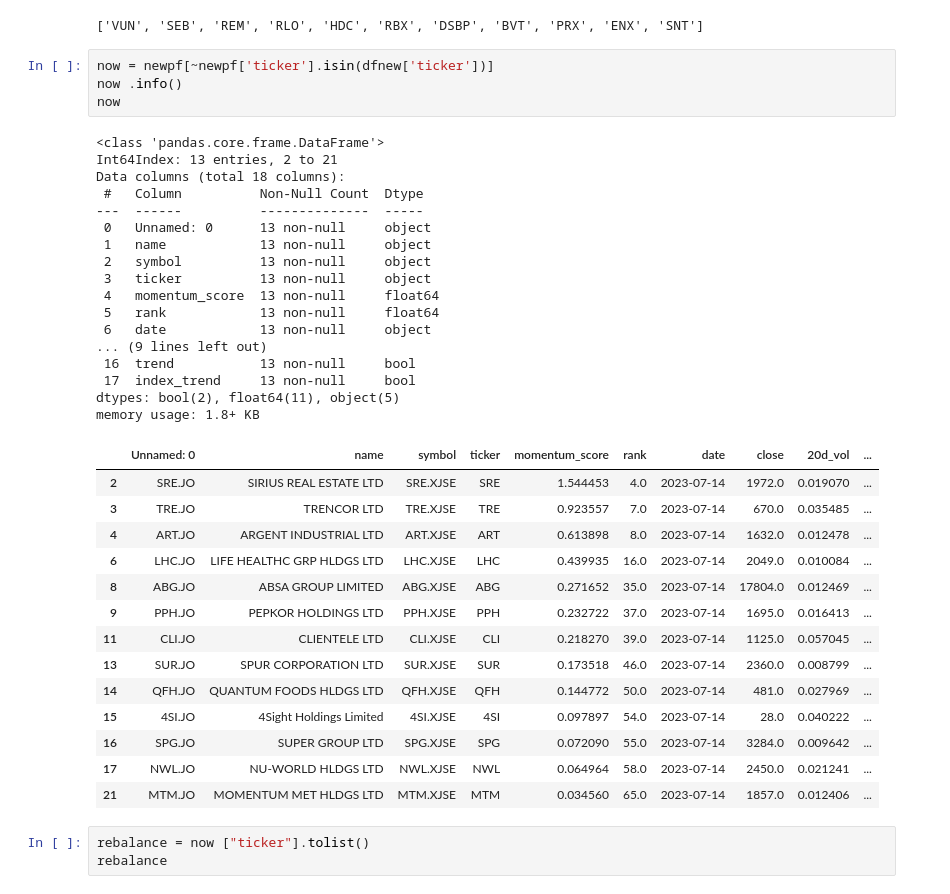
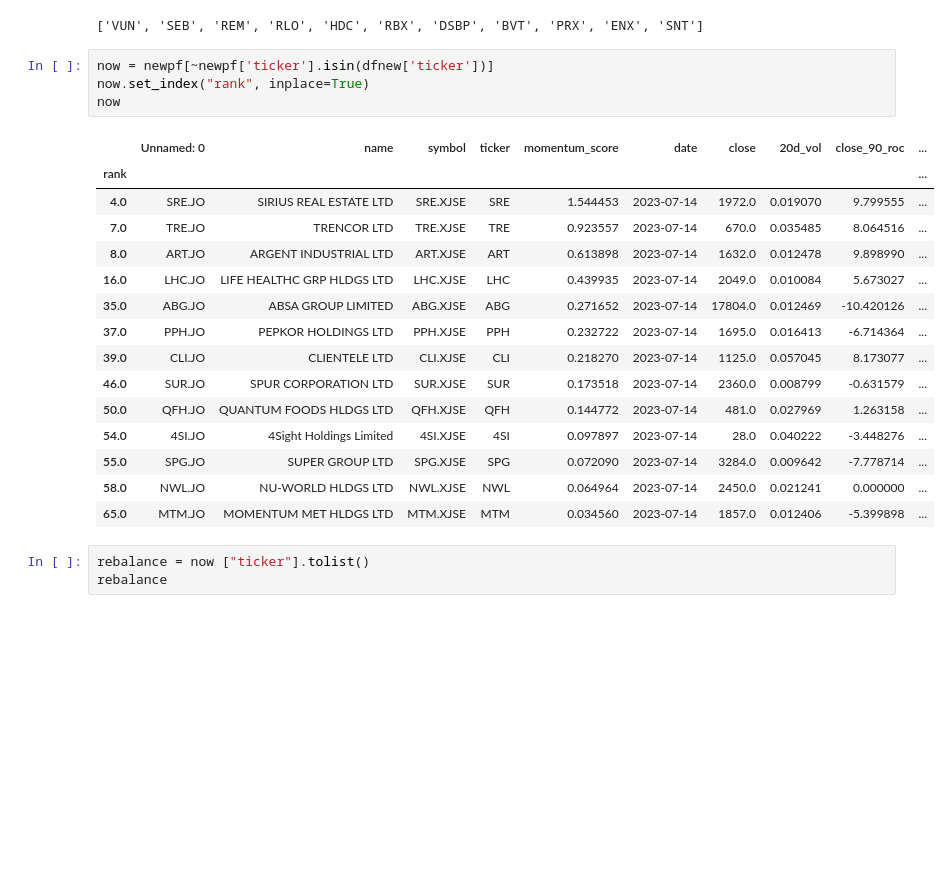
Before and after one commit to helmieresearch/helmieresearch, a Jupyter notebook: Momentum_Ranking_Model.ipynb, the cells around one changed output. Saved outputs shown, nothing was run; the diff lists cells and outputs as text; blank space fills up the shorter version.

```diff
--- a/Momentum_Ranking_Model.ipynb
+++ b/Momentum_Ranking_Model.ipynb
@@ -728,40 +728,24 @@ remove
 ['VUN', 'SEB', 'REM', 'RLO', 'HDC', 'RBX', 'DSBP', 'BVT', 'PRX', 'ENX', 'SNT']
 # %%
 now = newpf[~newpf['ticker'].isin(dfnew['ticker'])]
-now .info()
+now.set_index("rank", inplace=True)
 now
 # %% [output]
-<class 'pandas.core.frame.DataFrame'>
-Int64Index: 13 entries, 2 to 21
-Data columns (total 18 columns):
- #   Column          Non-Null Count  Dtype
----  ------          --------------  -----
- 0   Unnamed: 0      13 non-null     object
- 1   name            13 non-null     object
- 2   symbol          13 non-null     object
- 3   ticker          13 non-null     object
- 4   momentum_score  13 non-null     float64
- 5   rank            13 non-null     float64
- 6   date            13 non-null     object
-... (9 lines left out)
- 16  trend           13 non-null     bool
- 17  index_trend     13 non-null     bool
-dtypes: bool(2), float64(11), object(5)
-memory usage: 1.8+ KB
-|  | Unnamed: 0 | name | symbol | ticker | momentum_score | rank | date | close | 20d_vol | ... |
-| 2 | SRE.JO | SIRIUS REAL ESTATE LTD | SRE.XJSE | SRE | 1.544453 | 4.0 | 2023-07-14 | 1972.0 | 0.019070 | ... |
-| 3 | TRE.JO | TRENCOR LTD | TRE.XJSE | TRE | 0.923557 | 7.0 | 2023-07-14 | 670.0 | 0.035485 | ... |
-| 4 | ART.JO | ARGENT INDUSTRIAL LTD | ART.XJSE | ART | 0.613898 | 8.0 | 2023-07-14 | 1632.0 | 0.012478 | ... |
-| 6 | LHC.JO | LIFE HEALTHC GRP HLDGS LTD | LHC.XJSE | LHC | 0.439935 | 16.0 | 2023-07-14 | 2049.0 | 0.010084 | ... |
-| 8 | ABG.JO | ABSA GROUP LIMITED | ABG.XJSE | ABG | 0.271652 | 35.0 | 2023-07-14 | 17804.0 | 0.012469 | ... |
-| 9 | PPH.JO | PEPKOR HOLDINGS LTD | PPH.XJSE | PPH | 0.232722 | 37.0 | 2023-07-14 | 1695.0 | 0.016413 | ... |
-| 11 | CLI.JO | CLIENTELE LTD | CLI.XJSE | CLI | 0.218270 | 39.0 | 2023-07-14 | 1125.0 | 0.057045 | ... |
-| 13 | SUR.JO | SPUR CORPORATION LTD | SUR.XJSE | SUR | 0.173518 | 46.0 | 2023-07-14 | 2360.0 | 0.008799 | ... |
-| 14 | QFH.JO | QUANTUM FOODS HLDGS LTD | QFH.XJSE | QFH | 0.144772 | 50.0 | 2023-07-14 | 481.0 | 0.027969 | ... |
-| 15 | 4SI.JO | 4Sight Holdings Limited | 4SI.XJSE | 4SI | 0.097897 | 54.0 | 2023-07-14 | 28.0 | 0.040222 | ... |
-| 16 | SPG.JO | SUPER GROUP LTD | SPG.XJSE | SPG | 0.072090 | 55.0 | 2023-07-14 | 3284.0 | 0.009642 | ... |
-| 17 | NWL.JO | NU-WORLD HLDGS LTD | NWL.XJSE | NWL | 0.064964 | 58.0 | 2023-07-14 | 2450.0 | 0.021241 | ... |
-| 21 | MTM.JO | MOMENTUM MET HLDGS LTD | MTM.XJSE | MTM | 0.034560 | 65.0 | 2023-07-14 | 1857.0 | 0.012406 | ... |
+|  | Unnamed: 0 | name | symbol | ticker | momentum_score | date | close | 20d_vol | close_90_roc | ... |
+| rank |  |  |  |  |  |  |  |  |  | ... |
+| 4.0 | SRE.JO | SIRIUS REAL ESTATE LTD | SRE.XJSE | SRE | 1.544453 | 2023-07-14 | 1972.0 | 0.019070 | 9.799555 | ... |
+| 7.0 | TRE.JO | TRENCOR LTD | TRE.XJSE | TRE | 0.923557 | 2023-07-14 | 670.0 | 0.035485 | 8.064516 | ... |
+| 8.0 | ART.JO | ARGENT INDUSTRIAL LTD | ART.XJSE | ART | 0.613898 | 2023-07-14 | 1632.0 | 0.012478 | 9.898990 | ... |
+| 16.0 | LHC.JO | LIFE HEALTHC GRP HLDGS LTD | LHC.XJSE | LHC | 0.439935 | 2023-07-14 | 2049.0 | 0.010084 | 5.673027 | ... |
+| 35.0 | ABG.JO | ABSA GROUP LIMITED | ABG.XJSE | ABG | 0.271652 | 2023-07-14 | 17804.0 | 0.012469 | -10.420126 | ... |
+| 37.0 | PPH.JO | PEPKOR HOLDINGS LTD | PPH.XJSE | PPH | 0.232722 | 2023-07-14 | 1695.0 | 0.016413 | -6.714364 | ... |
+| 39.0 | CLI.JO | CLIENTELE LTD | CLI.XJSE | CLI | 0.218270 | 2023-07-14 | 1125.0 | 0.057045 | 8.173077 | ... |
+| 46.0 | SUR.JO | SPUR CORPORATION LTD | SUR.XJSE | SUR | 0.173518 | 2023-07-14 | 2360.0 | 0.008799 | -0.631579 | ... |
+| 50.0 | QFH.JO | QUANTUM FOODS HLDGS LTD | QFH.XJSE | QFH | 0.144772 | 2023-07-14 | 481.0 | 0.027969 | 1.263158 | ... |
+| 54.0 | 4SI.JO | 4Sight Holdings Limited | 4SI.XJSE | 4SI | 0.097897 | 2023-07-14 | 28.0 | 0.040222 | -3.448276 | ... |
+| 55.0 | SPG.JO | SUPER GROUP LTD | SPG.XJSE | SPG | 0.072090 | 2023-07-14 | 3284.0 | 0.009642 | -7.778714 | ... |
+| 58.0 | NWL.JO | NU-WORLD HLDGS LTD | NWL.XJSE | NWL | 0.064964 | 2023-07-14 | 2450.0 | 0.021241 | 0.000000 | ... |
+| 65.0 | MTM.JO | MOMENTUM MET HLDGS LTD | MTM.XJSE | MTM | 0.034560 | 2023-07-14 | 1857.0 | 0.012406 | -5.399898 | ... |
 # %%
 rebalance = now ["ticker"].tolist()
 rebalance
```
Also changed, not shown: parts of 2 cells of this notebook.
